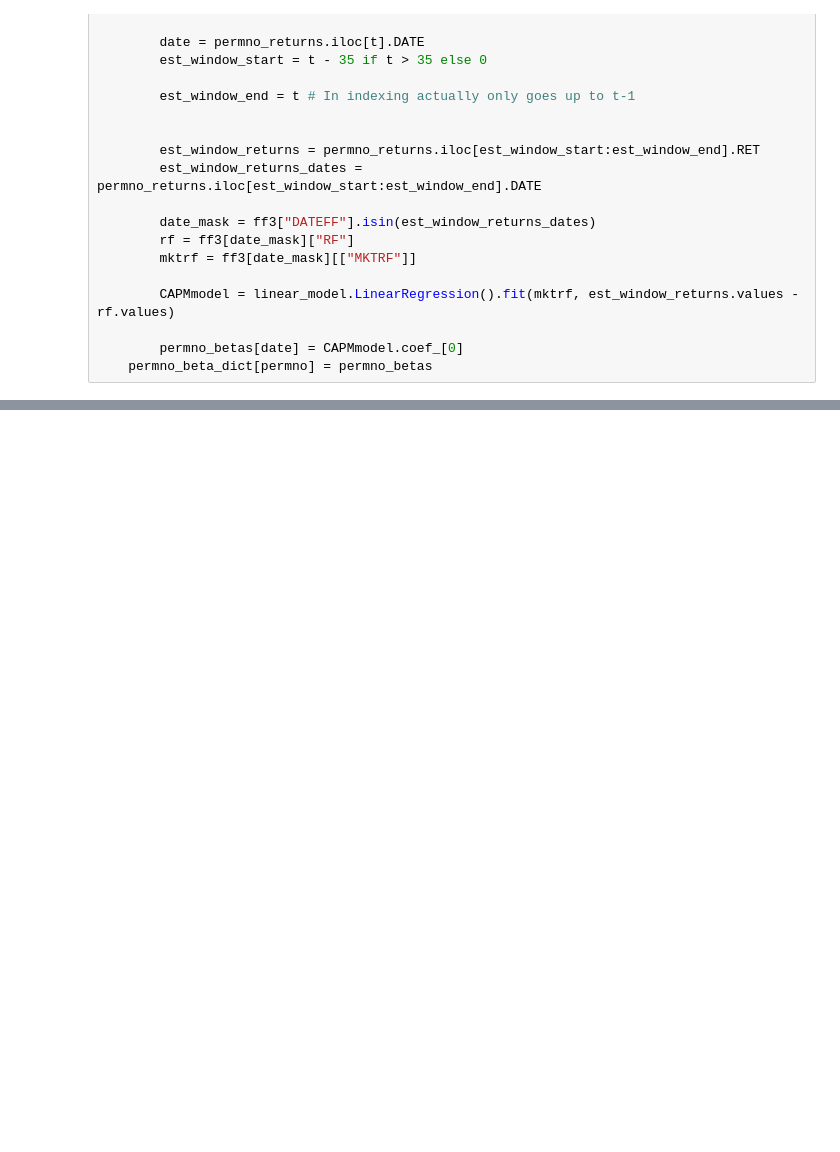
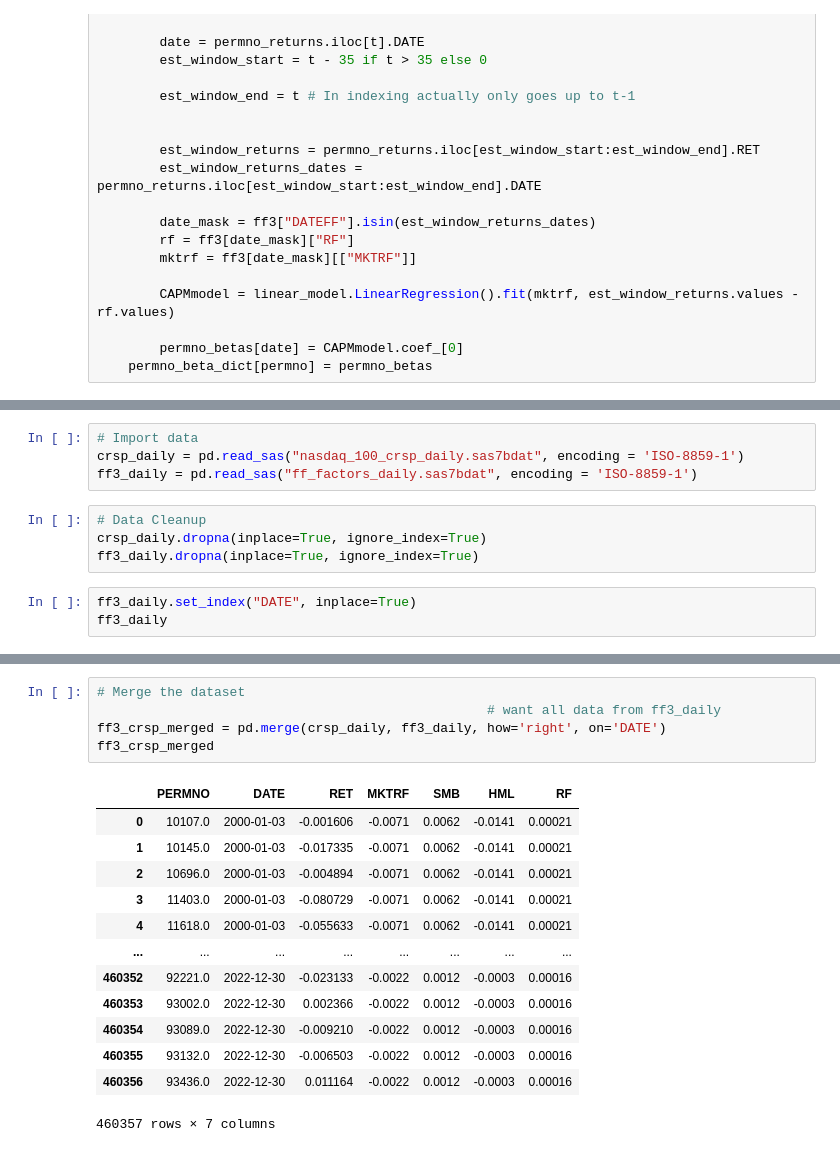
Before and after one commit to uWaterloo-CFM/CFM-301, a Jupyter notebook: Assignment 3/Assignment 3.ipynb, the cells around one changed output, grey strips where cells are left out. Saved outputs shown, nothing was run; the diff lists cells and outputs as text; blank space fills up the shorter version.

```diff
--- a/Assignment 3/Assignment 3.ipynb
+++ b/Assignment 3/Assignment 3.ipynb
@@ -116,0 +127,11 @@ permno_beta_dict[87055]
+# %%
+# Import data
+crsp_daily = pd.read_sas("nasdaq_100_crsp_daily.sas7bdat", encoding = 'ISO-8859-1')
+ff3_daily = pd.read_sas("ff_factors_daily.sas7bdat", encoding = 'ISO-8859-1')
+# %%
+# Data Cleanup
+crsp_daily.dropna(inplace=True, ignore_index=True)
+ff3_daily.dropna(inplace=True, ignore_index=True)
+# %%
+ff3_daily.set_index("DATE", inplace=True)
+ff3_daily
@@ -116,0 +210,19 @@ permno_beta_dict[87055]
+# %%
+# Merge the dataset
+                                                  # want all data from ff3_daily
+ff3_crsp_merged = pd.merge(crsp_daily, ff3_daily, how='right', on='DATE')
+ff3_crsp_merged
+# %% [output]
+|  | PERMNO | DATE | RET | MKTRF | SMB | HML | RF |
+| 0 | 10107.0 | 2000-01-03 | -0.001606 | -0.0071 | 0.0062 | -0.0141 | 0.00021 |
+| 1 | 10145.0 | 2000-01-03 | -0.017335 | -0.0071 | 0.0062 | -0.0141 | 0.00021 |
+| 2 | 10696.0 | 2000-01-03 | -0.004894 | -0.0071 | 0.0062 | -0.0141 | 0.00021 |
+| 3 | 11403.0 | 2000-01-03 | -0.080729 | -0.0071 | 0.0062 | -0.0141 | 0.00021 |
+| 4 | 11618.0 | 2000-01-03 | -0.055633 | -0.0071 | 0.0062 | -0.0141 | 0.00021 |
+| ... | ... | ... | ... | ... | ... | ... | ... |
+| 460352 | 92221.0 | 2022-12-30 | -0.023133 | -0.0022 | 0.0012 | -0.0003 | 0.00016 |
+| 460353 | 93002.0 | 2022-12-30 | 0.002366 | -0.0022 | 0.0012 | -0.0003 | 0.00016 |
+| 460354 | 93089.0 | 2022-12-30 | -0.009210 | -0.0022 | 0.0012 | -0.0003 | 0.00016 |
+| 460355 | 93132.0 | 2022-12-30 | -0.006503 | -0.0022 | 0.0012 | -0.0003 | 0.00016 |
+| 460356 | 93436.0 | 2022-12-30 | 0.011164 | -0.0022 | 0.0012 | -0.0003 | 0.00016 |
+460357 rows × 7 columns
```
Also changed, not shown: parts of 15 cells of this notebook, 5 other files.
